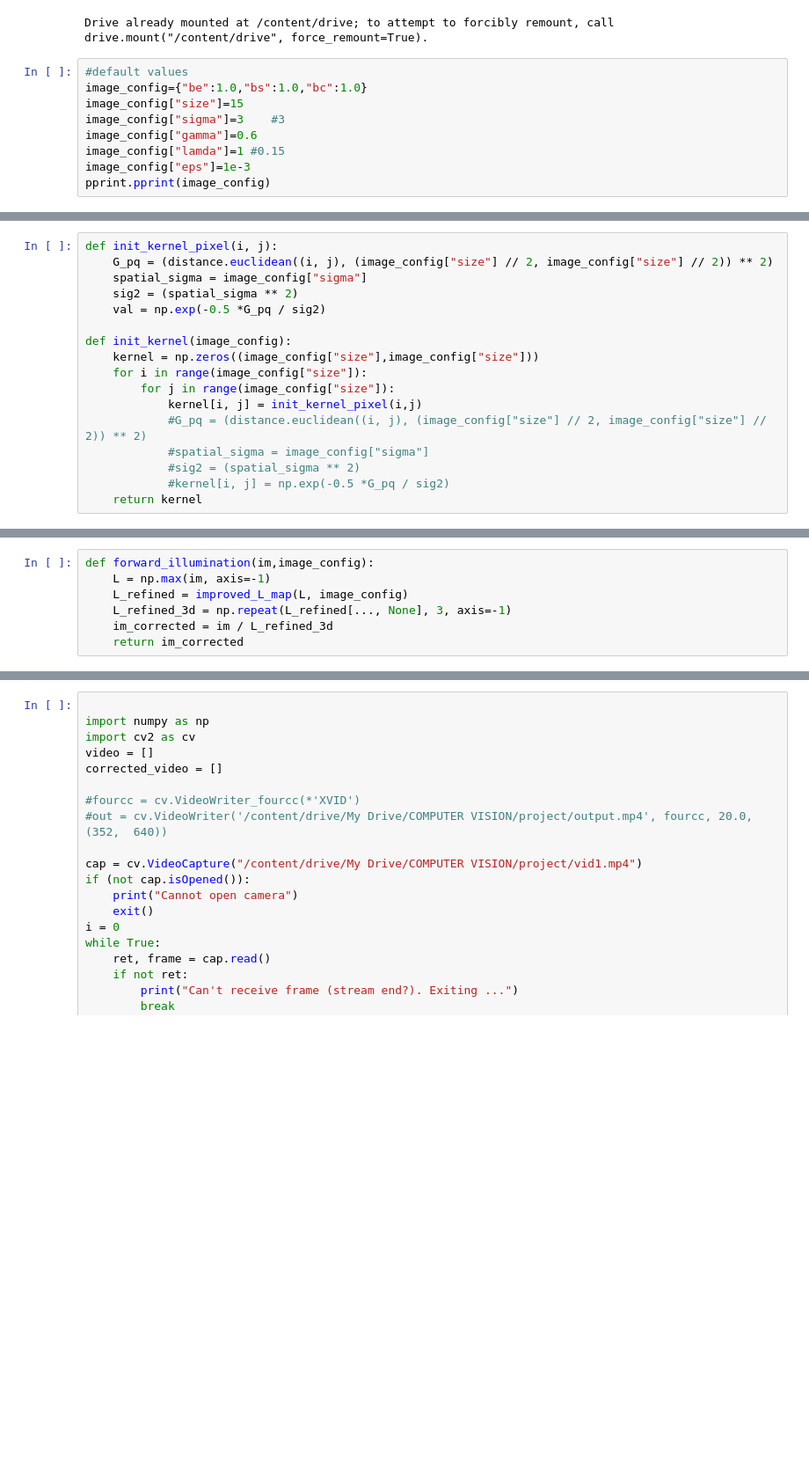
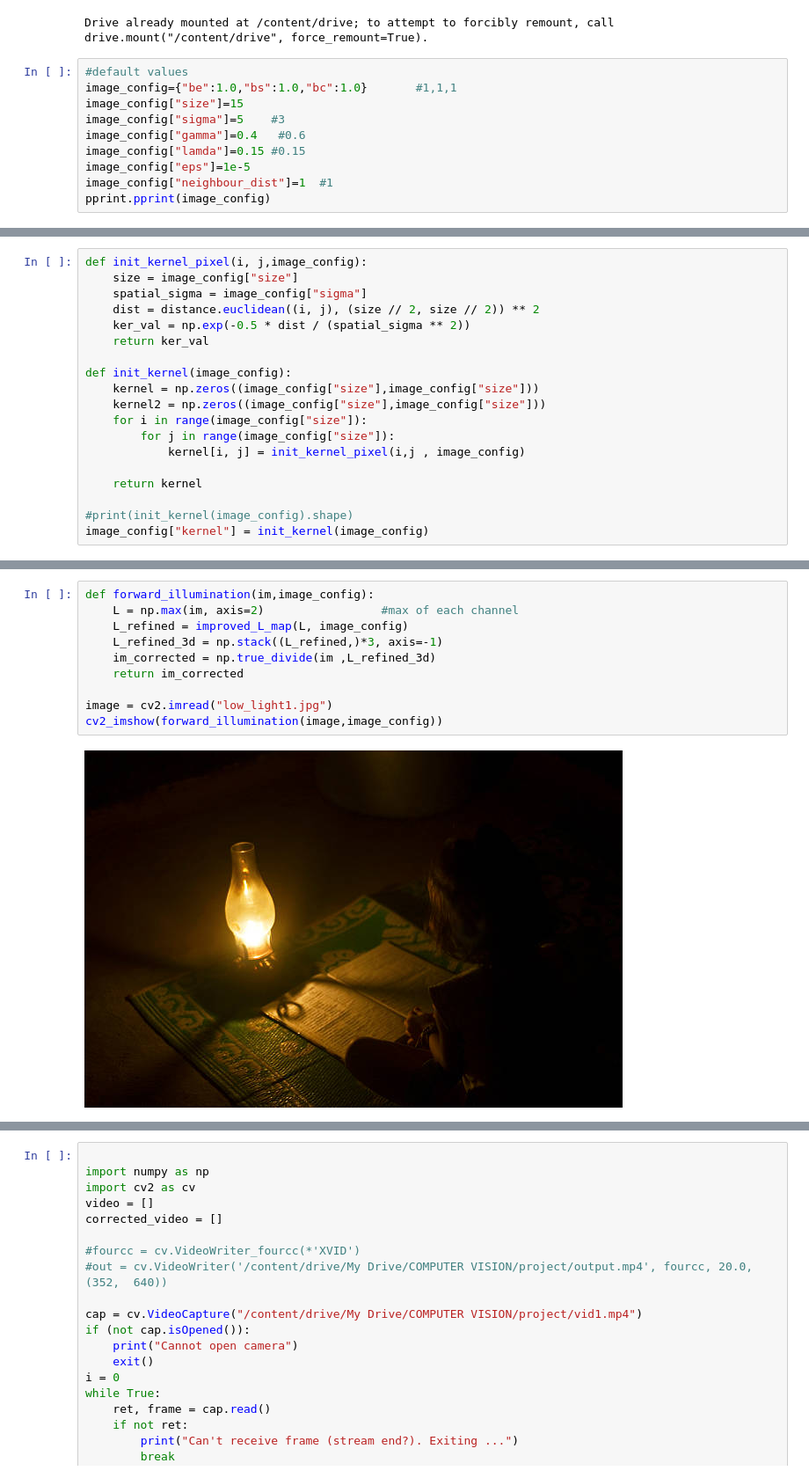
Before and after one commit to Computer-Vision-IIITH-2021/project-rc-squad, a Jupyter notebook: CV_PROJECT.ipynb, the cells around one changed output, grey strips where cells are left out. Shown at 88% size. Cells and saved outputs as stored; diff of their text form; blank space fills up the shorter version.

```diff
--- a/CV_PROJECT.ipynb
+++ b/CV_PROJECT.ipynb
@@ -22,12 +23,13 @@ drive.mount('/content/drive')
 Drive already mounted at /content/drive; to attempt to forcibly remount, call drive.mount("/content/drive", force_remount=True).
 # %%
 #default values
-image_config={"be":1.0,"bs":1.0,"bc":1.0}
+image_config={"be":1.0,"bs":1.0,"bc":1.0}       #1,1,1
 image_config["size"]=15
-image_config["sigma"]=3    #3
-image_config["gamma"]=0.6
-image_config["lamda"]=1 #0.15
-image_config["eps"]=1e-3
+image_config["sigma"]=5    #3
+image_config["gamma"]=0.4   #0.6
+image_config["lamda"]=0.15 #0.15
+image_config["eps"]=1e-5
+image_config["neighbour_dist"]=1  #1
 pprint.pprint(image_config)
 # %% [output]
 {'bc': 1.0,
@@ -40,19 +43,21 @@ pprint.pprint(image_config)
  'size': 15}
 # %%
-def init_kernel_pixel(i, j):
-    G_pq = (distance.euclidean((i, j), (image_config["size"] // 2, image_config["size"] // 2)) ** 2)
+def init_kernel_pixel(i, j,image_config):
+    size = image_config["size"]
     spatial_sigma = image_config["sigma"]
-    sig2 = (spatial_sigma ** 2)
-    val = np.exp(-0.5 *G_pq / sig2)
+    dist = distance.euclidean((i, j), (size // 2, size // 2)) ** 2
+    ker_val = np.exp(-0.5 * dist / (spatial_sigma ** 2))
+    return ker_val
 
 def init_kernel(image_config):
     kernel = np.zeros((image_config["size"],image_config["size"]))
+    kernel2 = np.zeros((image_config["size"],image_config["size"]))
     for i in range(image_config["size"]):
         for j in range(image_config["size"]):
-            kernel[i, j] = init_kernel_pixel(i,j)
-            #G_pq = (distance.euclidean((i, j), (image_config["size"] // 2, image_config["size"] // 2)) ** 2)
-            #spatial_sigma = image_config["sigma"]
-            #sig2 = (spatial_sigma ** 2)
-            #kernel[i, j] = np.exp(-0.5 *G_pq / sig2)
+            kernel[i, j] = init_kernel_pixel(i,j , image_config)
+
     return kernel
+
+#print(init_kernel(image_config).shape)
+image_config["kernel"] = init_kernel(image_config)
 # %%
@@ -70,11 +78,16 @@ def get_sparse_neighbor(p: int, n: int, m: int):
     return d
 # %%
 def forward_illumination(im,image_config):
-    L = np.max(im, axis=-1)
+    L = np.max(im, axis=2)                 #max of each channel
     L_refined = improved_L_map(L, image_config)
-    L_refined_3d = np.repeat(L_refined[..., None], 3, axis=-1)
-    im_corrected = im / L_refined_3d
+    L_refined_3d = np.stack((L_refined,)*3, axis=-1)
+    im_corrected = np.true_divide(im ,L_refined_3d)
     return im_corrected
+
+image = cv2.imread("low_light1.jpg")
+cv2_imshow(forward_illumination(image,image_config))
+# %% [output]
+[figure, added]
 # %%
 def illuminate_image(image,image_config):
     kernel=init_kernel(image_config)
```
Also changed, not shown: parts of 16 cells of this notebook.
